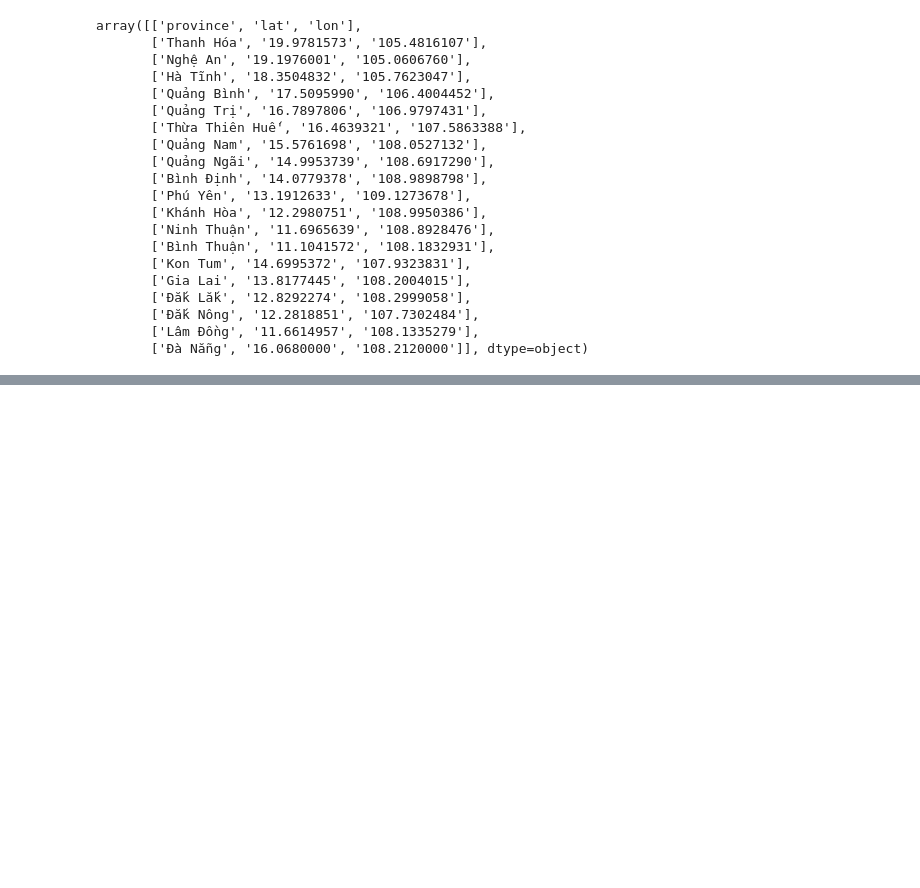
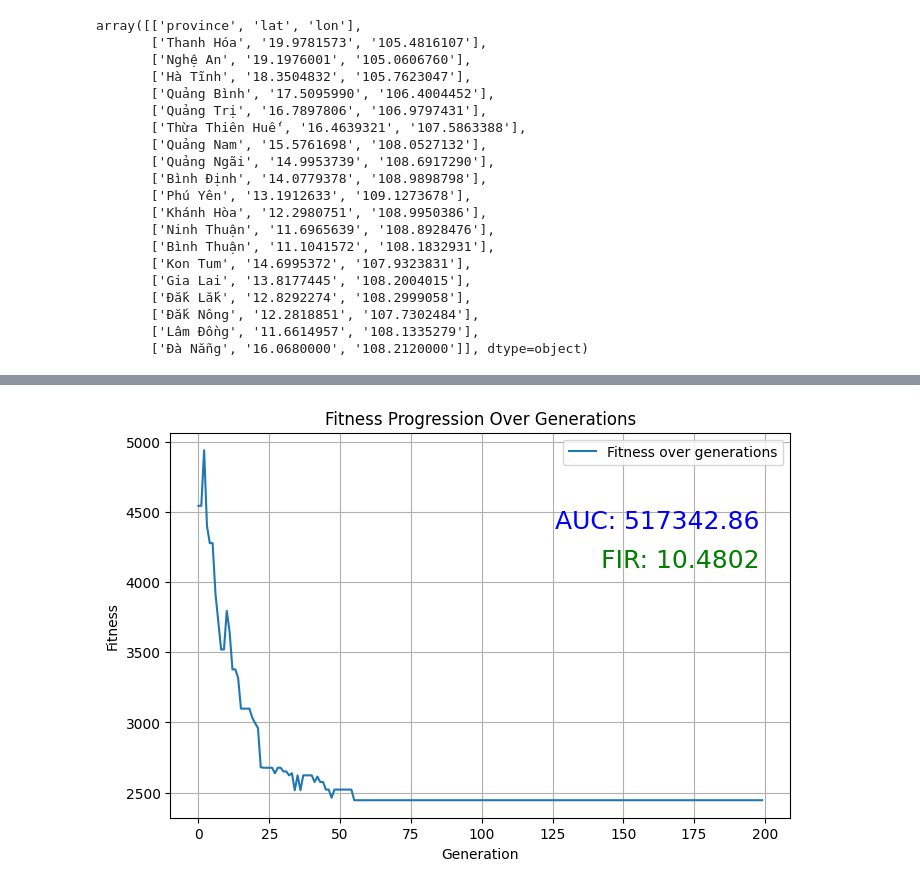
Before and after one commit to thilinnd/GA_TSP, a Jupyter notebook: src/experiment_algo.ipynb, the cells around one changed output, grey strips where cells are left out. Drawn from its saved outputs; the diff is of its cells as text; code cells hidden in the pictures; blank space fills up the shorter version.

```diff
--- a/src/experiment_algo.ipynb
+++ b/src/experiment_algo.ipynb
@@ -137,0 +209,6 @@ plot_fitness_grid(distance_matrix)
+# %%
+fitness = solve(distance_matrix, generations=200, mutation_rate=0.01, population_size=100,
+                mutation_algorithm='swap', crossover_algorithm='order', selection_algorithm='elitism')[2]
+plot_fitness(fitness)
+# %% [output]
+[figure, added]
```
Also changed, not shown: parts of 17 cells of this notebook.
